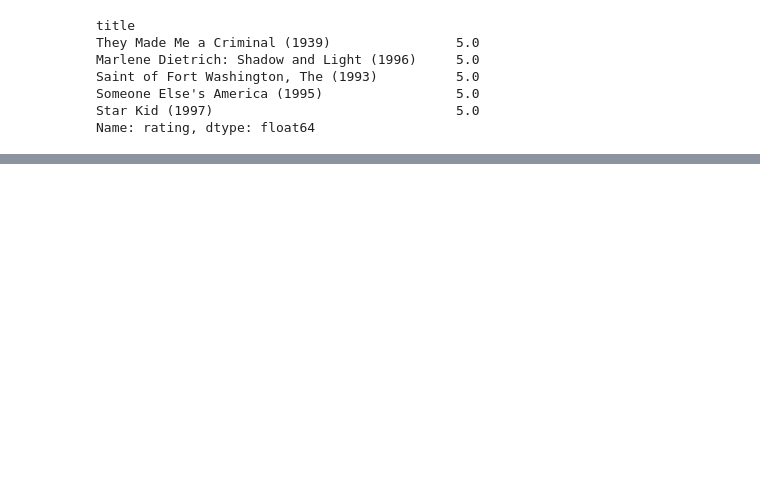
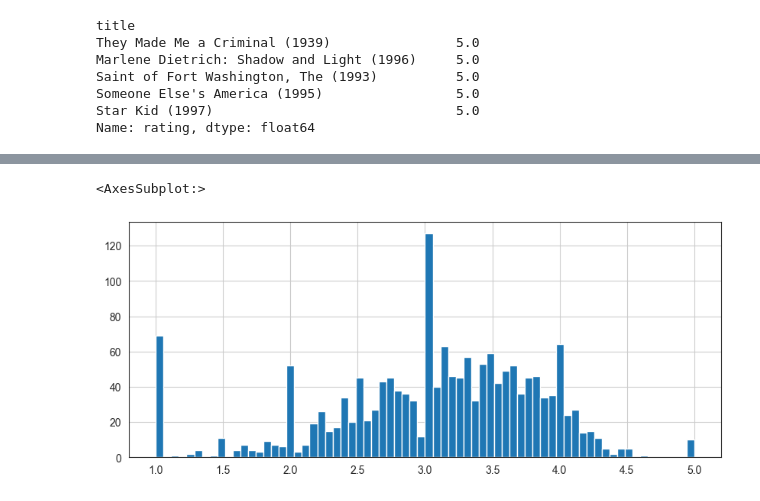
Before and after one commit to drigger091/Recomendation_engine_tryout, a Jupyter notebook: recommendation using correlation/engine.ipynb, the cells around one changed output, grey strips where cells are left out. Saved outputs shown, nothing was run; the diff lists cells and outputs as text; code cells hidden in the pictures; blank space fills up the shorter version.

```diff
--- a/recommendation using correlation/engine.ipynb
+++ b/recommendation using correlation/engine.ipynb
@@ -73,0 +141,6 @@ Name: rating, dtype: float64
+# %%
+plt.figure(figsize=(10,4))
+ratings['rating'].hist(bins=70)
+# %% [output]
+<AxesSubplot:>
+[figure, added]
```
Also changed, not shown: parts of 7 cells of this notebook.
